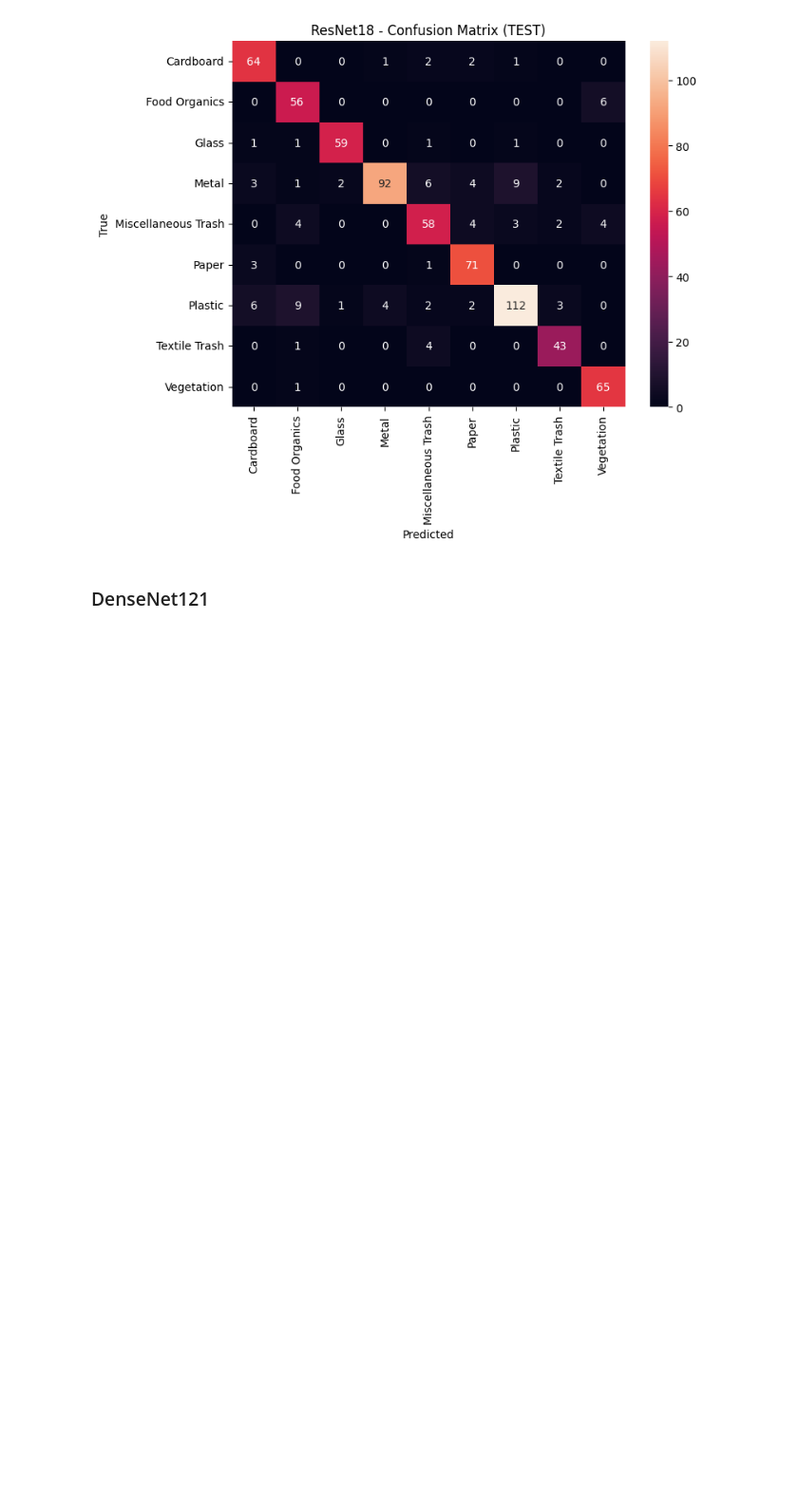
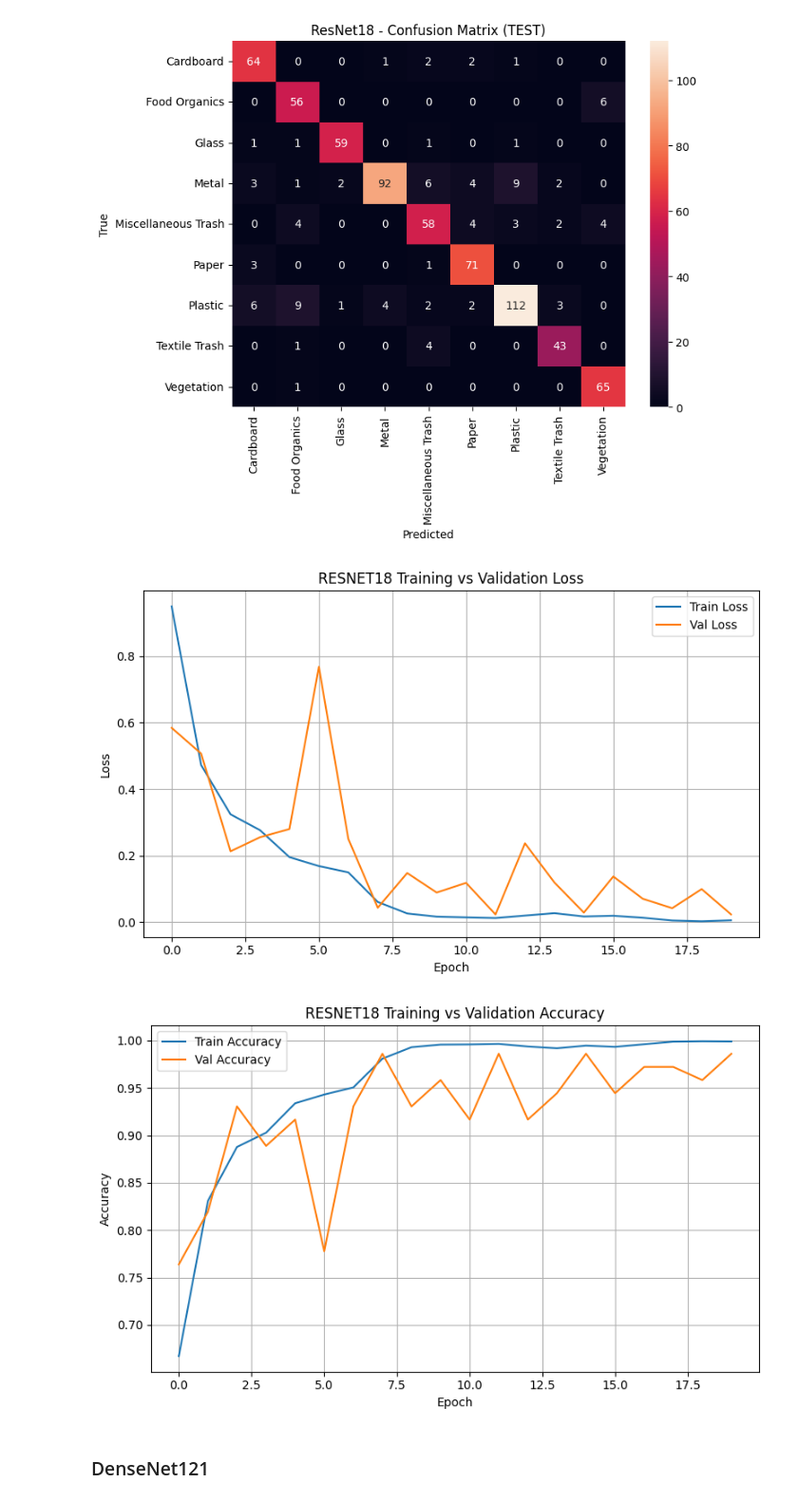
Before and after one commit to codebyrpp/Real-Waste-Classifier, a Jupyter notebook: notebook.ipynb, the cells around one changed output. Shown at 95% size. Cells and saved outputs as stored; diff of their text form; code cells hidden in the pictures; blank space fills up the shorter version.

Commit message:
added plots to 2nd part. Changes are at the bottom of each model.

```diff
--- a/notebook.ipynb
+++ b/notebook.ipynb
@@ -1394,33 +1394,36 @@ Miscellaneous Trash       0.78      0.77      0.78        75
 # %%
 # --- Load history  ---
 with open(history_path, 'r') as f:
     history = json.load(f)
 
 # --- Plot training & validation loss ---
 plt.figure(figsize=(8, 5))
-plt.plot(history['train_loss'], label='Train Loss', marker='o')
-plt.plot(history['val_loss'], label='Val Loss', marker='o')
+plt.plot(history['train_loss'], label='Train Loss')
+plt.plot(history['val_loss'], label='Val Loss')
 plt.title(f'{model_name.upper()} Training vs Validation Loss')
 plt.xlabel('Epoch')
 plt.ylabel('Loss')
 plt.legend()
 plt.grid(True)
 plt.tight_layout()
 plt.savefig(f'{model_name}_loss_curve.png', dpi=300)
 plt.show()
 
 # --- Plot training & validation accuracy ---
 plt.figure(figsize=(8, 5))
-plt.plot(history['train_acc'], label='Train Accuracy', marker='o')
-plt.plot(history['val_acc'], label='Val Accuracy', marker='o')
+plt.plot(history['train_acc'], label='Train Accuracy')
+plt.plot(history['val_acc'], label='Val Accuracy')
 plt.title(f'{model_name.upper()} Training vs Validation Accuracy')
 plt.xlabel('Epoch')
 plt.ylabel('Accuracy')
 plt.legend()
 plt.grid(True)
 plt.tight_layout()
 plt.savefig(f'{model_name}_accuracy_curve.png', dpi=300)
 plt.show()
+# %% [output]
+[figure, added]
+[figure, added]
 # %% [markdown]
 ### DenseNet121
 # %%
```
Also changed, not shown: parts of 2 cells of this notebook.
